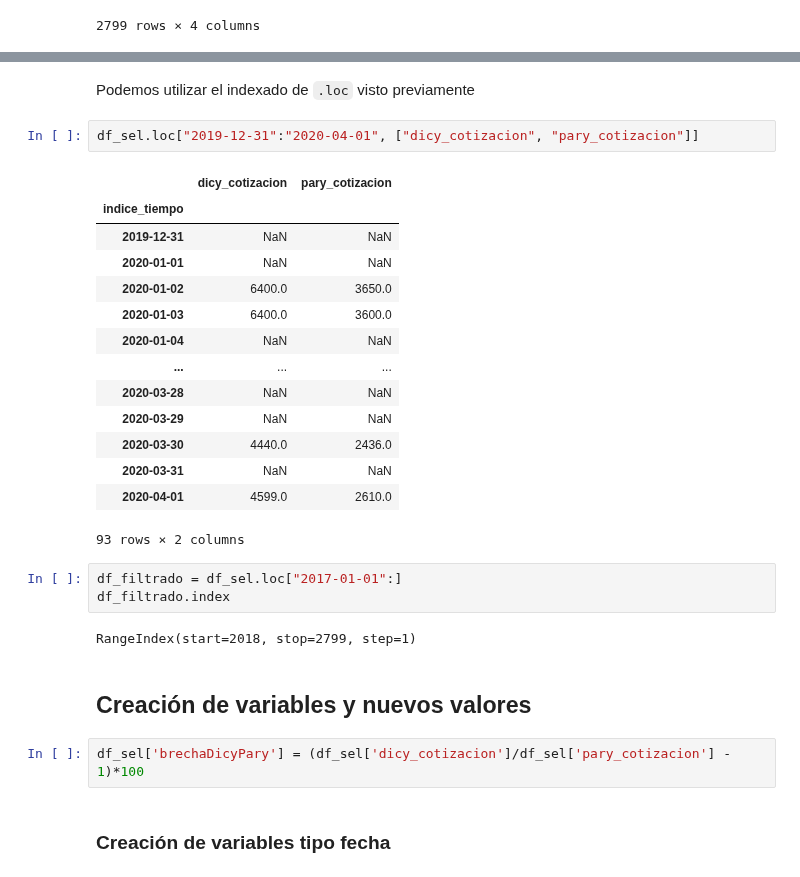
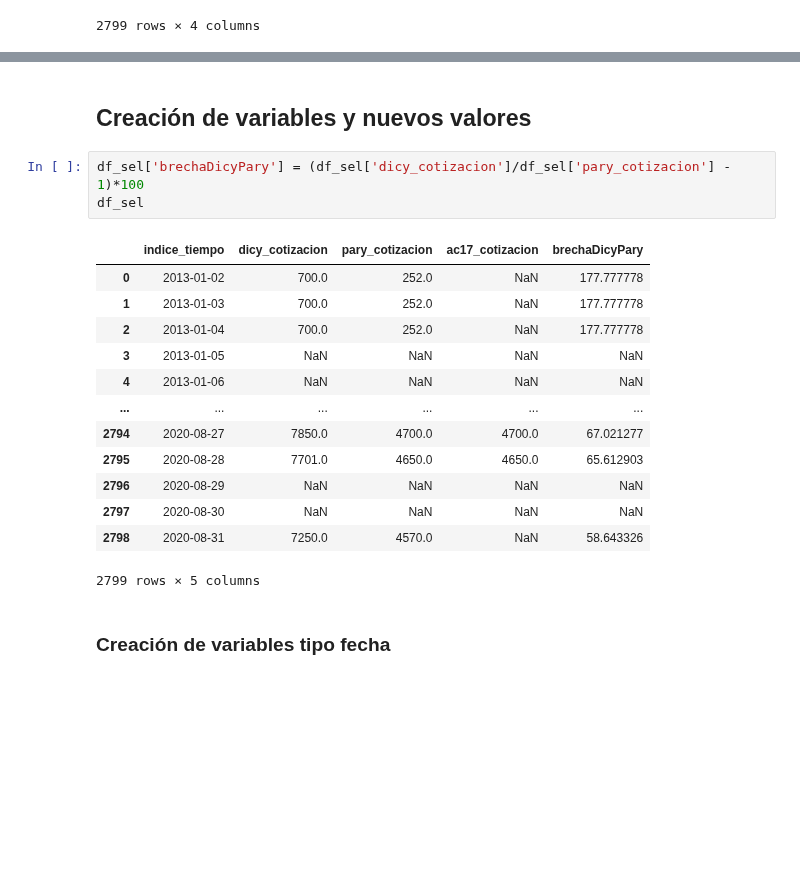
Before and after one commit to mateosuster/pythonungs, a Jupyter notebook: MPE_III_Manipulación_de_DataFrames.ipynb, the cells around one changed output, grey strips where cells are left out. Cells and saved outputs as stored; diff of their text form; blank space fills up the shorter version.

```diff
--- a/MPE_III_Manipulación_de_DataFrames.ipynb
+++ b/MPE_III_Manipulación_de_DataFrames.ipynb
@@ -134,31 +133,22 @@ df_sel.sort_values(by = ["dicy_cotizacion"], axis = 0, ascending=False)
-# %% [markdown]
-Podemos utilizar el indexado de `.loc` visto previamente
-# %%
-df_sel.loc["2019-12-31":"2020-04-01", ["dicy_cotizacion", "pary_cotizacion"]]
-# %% [output]
-|  | dicy_cotizacion | pary_cotizacion |
-| indice_tiempo |  |  |
-| 2019-12-31 | NaN | NaN |
-| 2020-01-01 | NaN | NaN |
-| 2020-01-02 | 6400.0 | 3650.0 |
-| 2020-01-03 | 6400.0 | 3600.0 |
-| 2020-01-04 | NaN | NaN |
-| ... | ... | ... |
-| 2020-03-28 | NaN | NaN |
-| 2020-03-29 | NaN | NaN |
-| 2020-03-30 | 4440.0 | 2436.0 |
-| 2020-03-31 | NaN | NaN |
-| 2020-04-01 | 4599.0 | 2610.0 |
-93 rows × 2 columns
-# %%
-df_filtrado = df_sel.loc["2017-01-01":]
-df_filtrado.index
-# %% [output]
-RangeIndex(start=2018, stop=2799, step=1)
 # %% [markdown]
 ## Creación de variables y nuevos valores
 # %%
 df_sel['brechaDicyPary'] = (df_sel['dicy_cotizacion']/df_sel['pary_cotizacion'] - 1)*100
+df_sel
+# %% [output]
+|  | indice_tiempo | dicy_cotizacion | pary_cotizacion | ac17_cotizacion | brechaDicyPary |
+| 0 | 2013-01-02 | 700.0 | 252.0 | NaN | 177.777778 |
+| 1 | 2013-01-03 | 700.0 | 252.0 | NaN | 177.777778 |
+| 2 | 2013-01-04 | 700.0 | 252.0 | NaN | 177.777778 |
+| 3 | 2013-01-05 | NaN | NaN | NaN | NaN |
+| 4 | 2013-01-06 | NaN | NaN | NaN | NaN |
+| ... | ... | ... | ... | ... | ... |
+| 2794 | 2020-08-27 | 7850.0 | 4700.0 | 4700.0 | 67.021277 |
+| 2795 | 2020-08-28 | 7701.0 | 4650.0 | 4650.0 | 65.612903 |
+| 2796 | 2020-08-29 | NaN | NaN | NaN | NaN |
+| 2797 | 2020-08-30 | NaN | NaN | NaN | NaN |
+| 2798 | 2020-08-31 | 7250.0 | 4570.0 | NaN | 58.643326 |
+2799 rows × 5 columns
 # %% [markdown]
 ### Creación de variables tipo fecha
 # %% [markdown]
```
Also changed, not shown: parts of 7 cells of this notebook.
